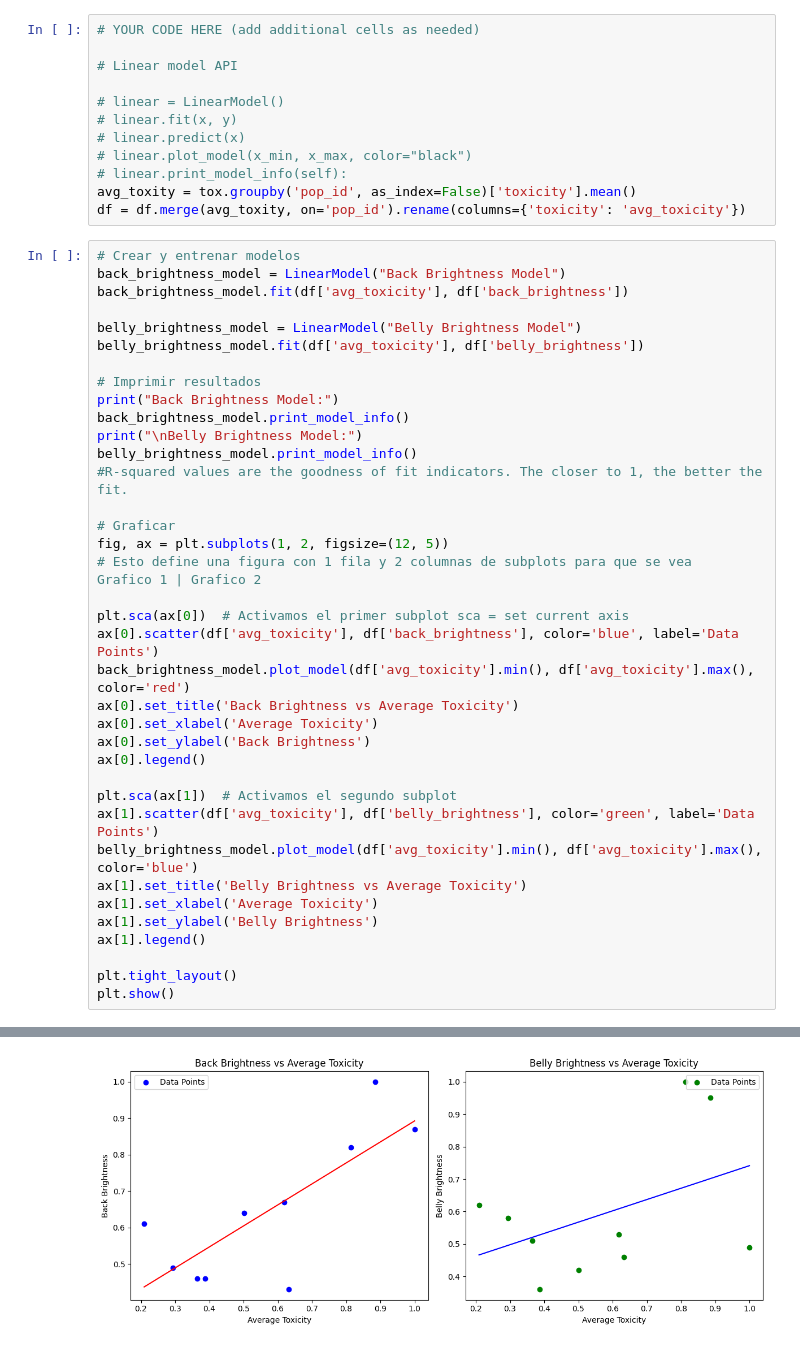
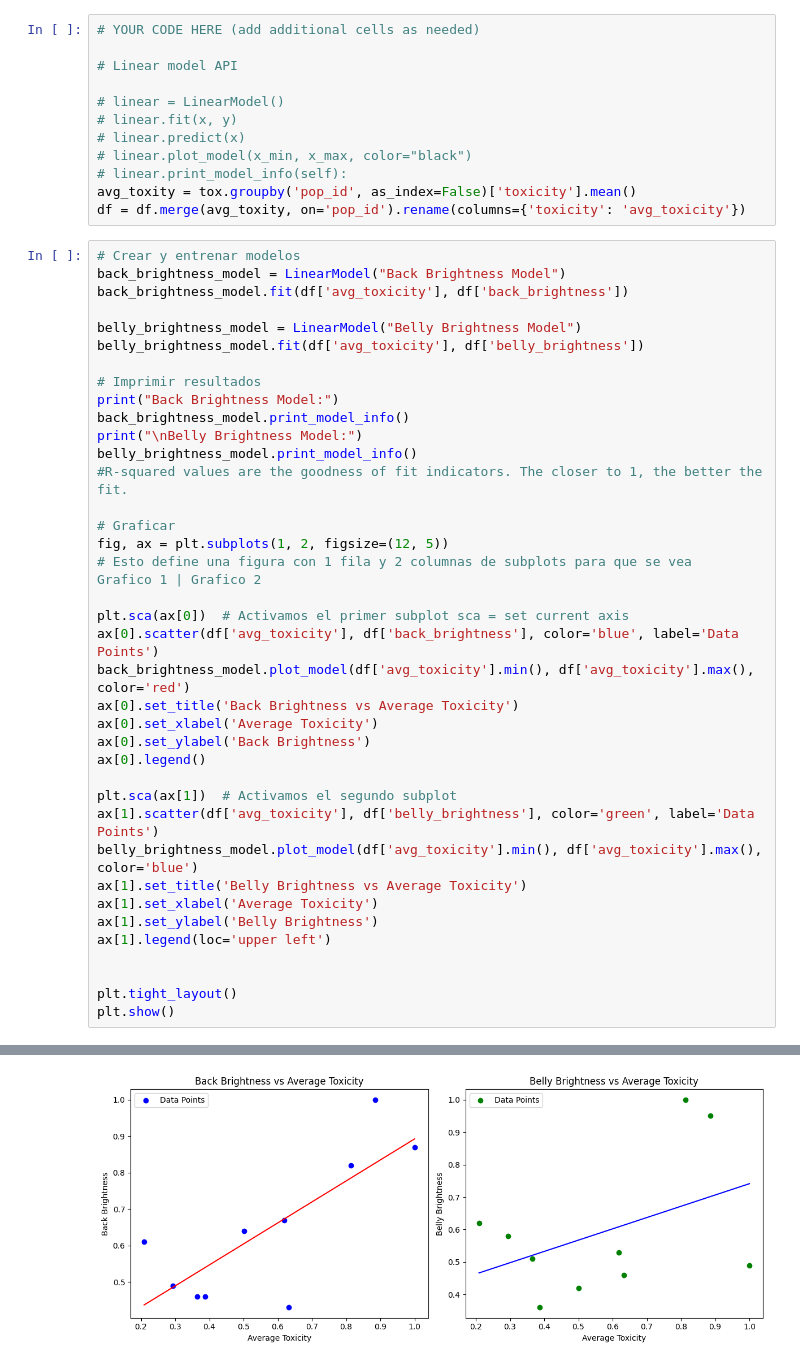
Before and after one commit to ojeduard/Data-Science-Essentials, a Jupyter notebook: Data_Modeling/Ended_Projects/poison-dart-frogs-project/poison-dart-frogs.ipynb, the cells around one changed output, grey strips where cells are left out. Saved outputs shown, nothing was run; the diff lists cells and outputs as text.

```diff
--- a/Data_Modeling/Ended_Projects/poison-dart-frogs-project/poison-dart-frogs.ipynb
+++ b/Data_Modeling/Ended_Projects/poison-dart-frogs-project/poison-dart-frogs.ipynb
@@ -103,32 +103,33 @@ fig, ax = plt.subplots(1, 2, figsize=(12, 5))
 
 plt.sca(ax[0])  # Activamos el primer subplot sca = set current axis
 ax[0].scatter(df['avg_toxicity'], df['back_brightness'], color='blue', label='Data Points')
 back_brightness_model.plot_model(df['avg_toxicity'].min(), df['avg_toxicity'].max(), color='red')
 ax[0].set_title('Back Brightness vs Average Toxicity')
 ax[0].set_xlabel('Average Toxicity')
 ax[0].set_ylabel('Back Brightness')
 ax[0].legend()
 
 plt.sca(ax[1])  # Activamos el segundo subplot
 ax[1].scatter(df['avg_toxicity'], df['belly_brightness'], color='green', label='Data Points')
 belly_brightness_model.plot_model(df['avg_toxicity'].min(), df['avg_toxicity'].max(), color='blue')
 ax[1].set_title('Belly Brightness vs Average Toxicity')
 ax[1].set_xlabel('Average Toxicity')
 ax[1].set_ylabel('Belly Brightness')
-ax[1].legend()
+ax[1].legend(loc='upper left')
+
 
 plt.tight_layout()
 plt.show()
 # %% [output]
 Back Brightness Model:
 LinearModel(Back Brightness Model):
 Slope: 0.5758129980180037
 Intercept: 0.31650432540097156
 R-squared: 0.6067780219154058
 
 Belly Brightness Model:
 LinearModel(Belly Brightness Model):
 Slope: 0.34762229493312435
 Intercept: 0.39368488611271557
 R-squared: 0.18431612963411392
-[figure, old version]
+[figure, new version]
```
